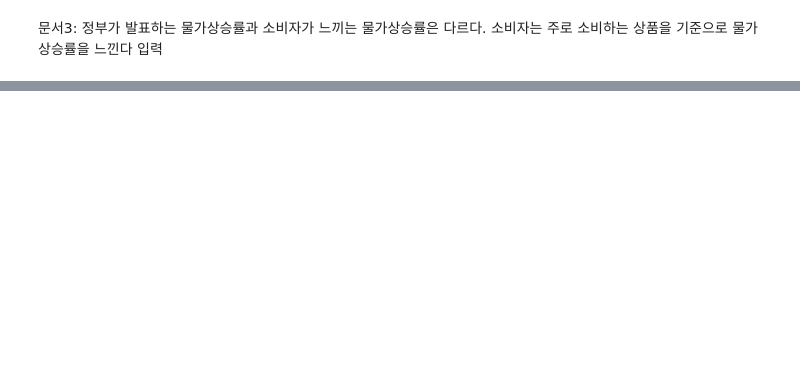
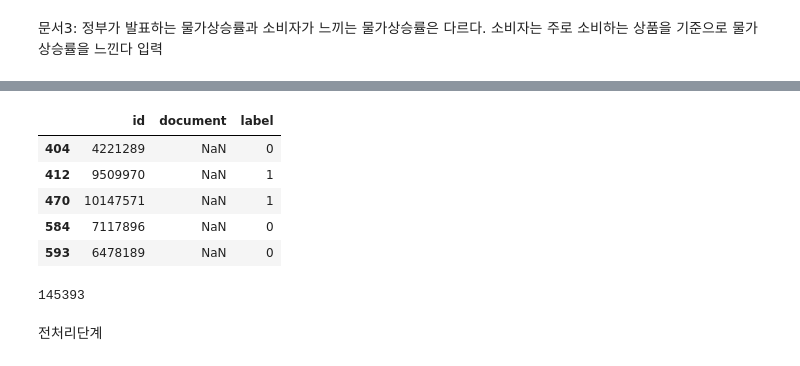
Before and after one commit to baekjiyoen/kaggle, a Jupyter notebook: bag-of-words.ipynb, the cells around one changed output, grey strips where cells are left out. Saved outputs shown, nothing was run; the diff lists cells and outputs as text; code cells hidden in the pictures; blank space fills up the shorter version.

```diff
--- a/bag-of-words.ipynb
+++ b/bag-of-words.ipynb
@@ -92,0 +164,4 @@ bag of words vector : [1, 2, 1, 2, 3, 1, 2, 1, 1, 1, 1, 1, 1, 1, 2, 1, 1, 1]
+# %%
+train_data['document'] = train_data['document'].str.replace('^ +', "", regex=True) # white space 데이터를 empty value로 변경
+train_data['document'].replace('', np.nan, inplace=True)
+print(train_data.isnull().sum())
@@ -92,0 +179,16 @@ bag of words vector : [1, 2, 1, 2, 3, 1, 2, 1, 1, 1, 1, 1, 1, 1, 2, 1, 1, 1]
+# %%
+train_data.loc[train_data.document.isnull()][:5]
+# %% [output]
+|  | id | document | label |
+| 404 | 4221289 | NaN | 0 |
+| 412 | 9509970 | NaN | 1 |
+| 470 | 10147571 | NaN | 1 |
+| 584 | 7117896 | NaN | 0 |
+| 593 | 6478189 | NaN | 0 |
+# %%
+train_data = train_data.dropna(how = 'any')
+print(len(train_data))
+# %% [output]
+145393
+# %% [markdown]
+전처리단계
```
Also changed, not shown: parts of 26 cells of this notebook.
